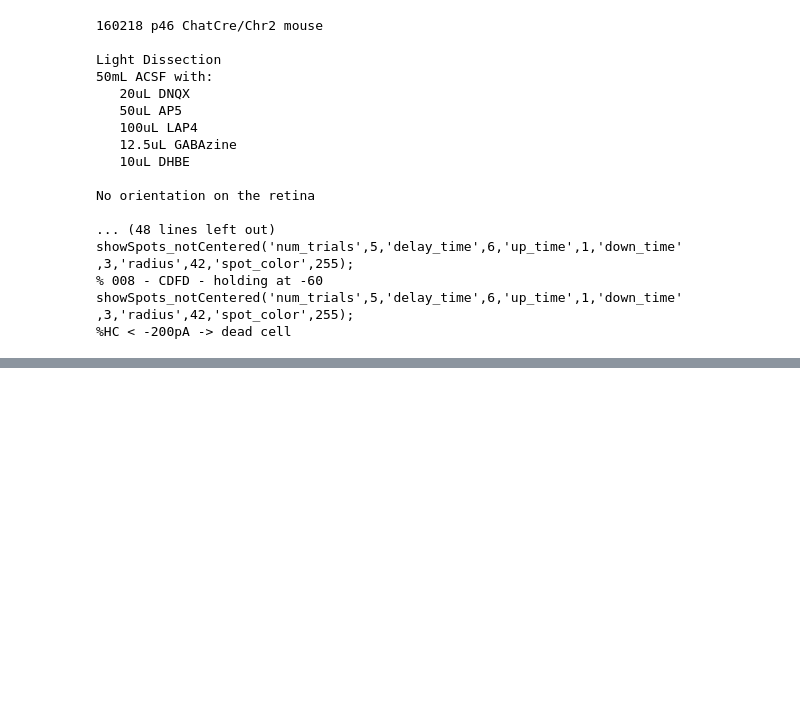
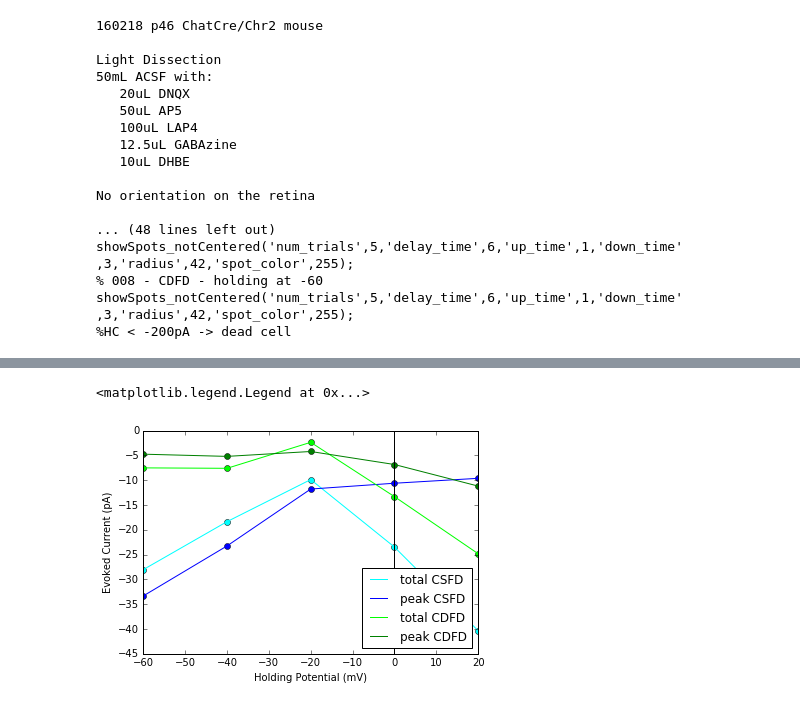
Before and after one commit to vdutell/ephysanalysis, a Jupyter notebook: vclamp.ipynb, the cells around one changed output, grey strips where cells are left out. Saved outputs shown, nothing was run; the diff lists cells and outputs as text; code cells hidden in the pictures; blank space fills up the shorter version.

```diff
--- a/vclamp.ipynb
+++ b/vclamp.ipynb
@@ -1359,0 +1304,40 @@ def plotavgiv(sweeplist, conditions_list, fnamepre, fnamepost, mylabel, stimstar
+# %%
+sweeplist = ['-60','-40','-20','0','20']
+cs_conditions = ['0003','0004','0005']
+cd_conditions = ['0006','0007','0008']
+
+fnamepre = '../data/ChatCreChR2/' + date + ' ChR2ChatCrep46/' + datef2
+fnamepost = '.abf'
+mylabel = ''
+stimstart = 6.
+stimend = 7.
+rawbg = 0
+submean = 1
+fullsweep = 1
+baseline = 0.5
+
+#call function to average over the sweeps of the same holding potential
+[csievoked, csipevoked] = plotavgiv(sweeplist, cs_conditions, fnamepre, fnamepost, mylabel, stimstart, stimend, baseline, rawbg, submean)
+[cdievoked, cdipevoked] = plotavgiv(sweeplist, cd_conditions, fnamepre, fnamepost, mylabel, stimstart, stimend, baseline, rawbg, submean)
+
+#CSFD
+plt.plot(sweeplist, csievoked, 'bo', color='cyan')
+plt.plot(sweeplist, csievoked, label= 'total CSFD', color='cyan')
+plt.plot(sweeplist, csipevoked, 'bo', color='blue')
+plt.plot(sweeplist, csipevoked, label= 'peak CSFD', color='blue')
+
+#CDFD
+plt.plot(sweeplist, cdievoked, 'bo', color='lime')
+plt.plot(sweeplist, cdievoked, label= 'total CDFD', color='lime')
+plt.plot(sweeplist, cdipevoked, 'bo', color='green')
+plt.plot(sweeplist, cdipevoked, label= 'peak CDFD', color='green')
+
+plt.axhline(0, color='black')
+plt.axvline(0, color='black')
+plt.xlabel('Holding Potential (mV)')
+plt.ylabel('Evoked Current (pA)')
+
+plt.legend(loc=4)
+# %% [output]
+<matplotlib.legend.Legend at 0x...>
+[figure, added]
```
Also changed, not shown: parts of 4 cells of this notebook.
